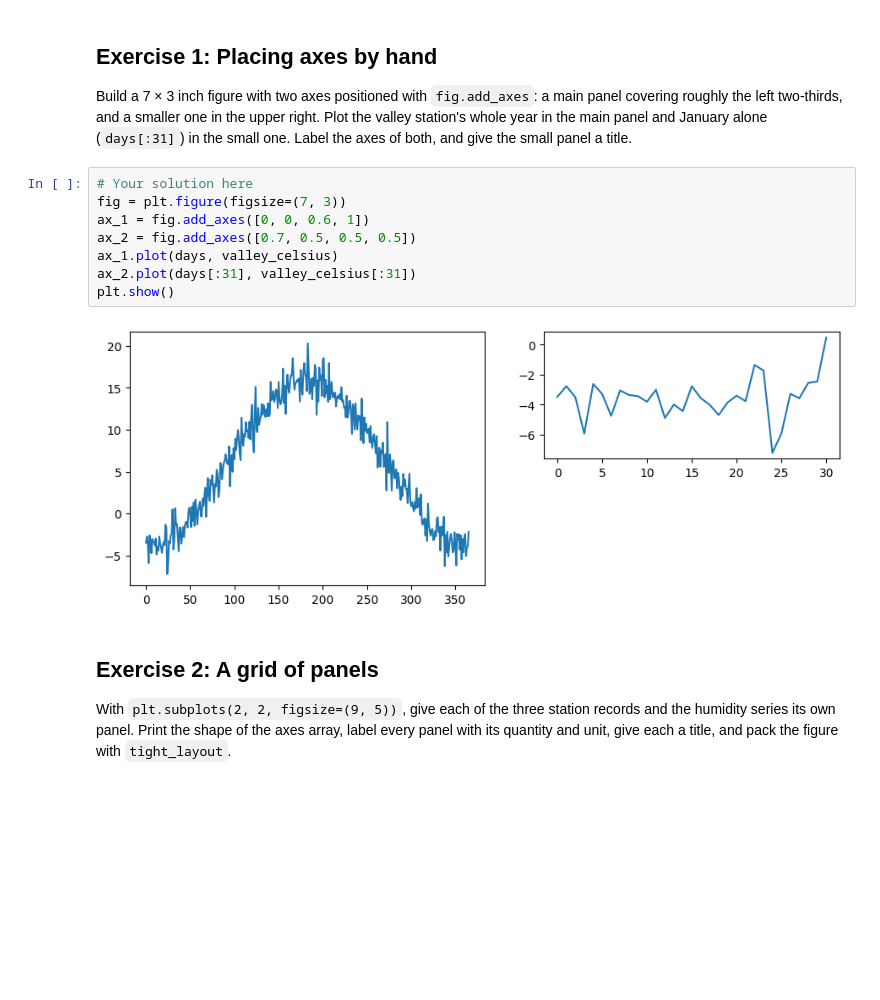
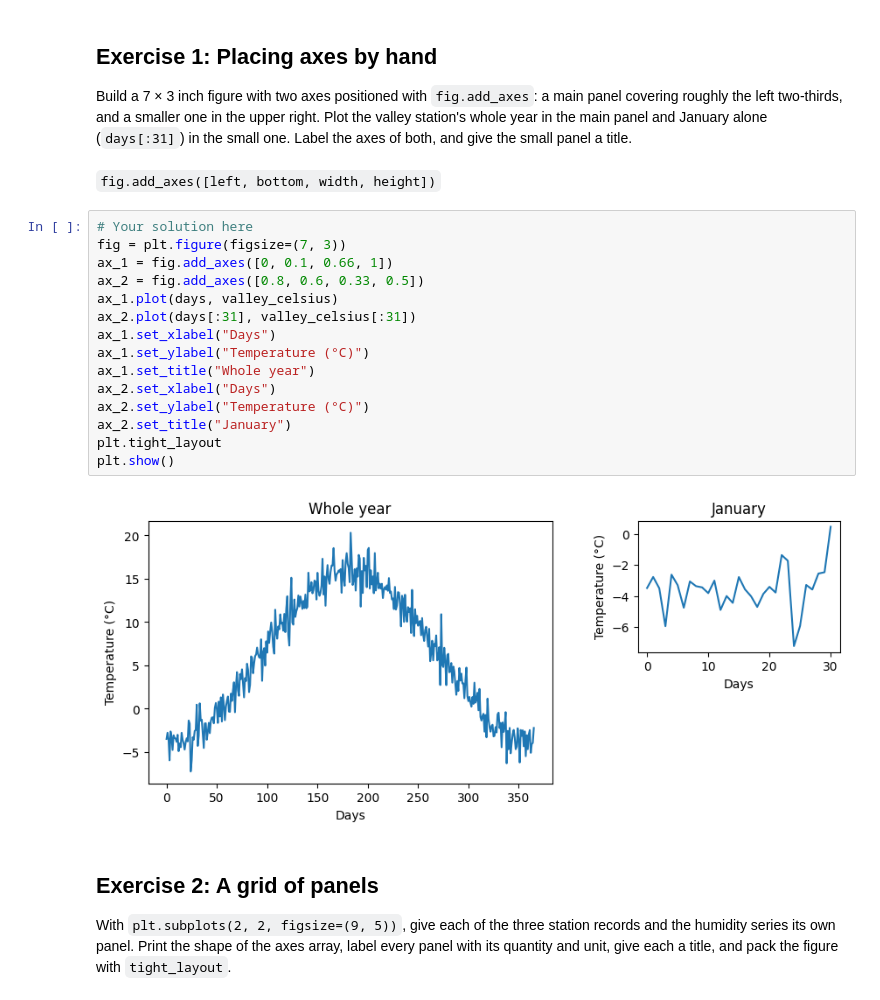
Before and after one commit to Lorena-garciamorais/2026_Intro_Python, a Jupyter notebook: live/part-I/1.4-matplotlib-and-xarray-exercises.ipynb, the cells around one changed output. Drawn from its saved outputs; the diff is of its cells as text; blank space fills up the shorter version.

```diff
--- a/live/part-I/1.4-matplotlib-and-xarray-exercises.ipynb
+++ b/live/part-I/1.4-matplotlib-and-xarray-exercises.ipynb
@@ -49,16 +49,25 @@ Build a 7 × 3 inch figure with two axes positioned with `fig.add_axes`: a main
 roughly the left two-thirds, and a smaller one in the upper right. Plot the valley station's
 whole year in the main panel and January alone (`days[:31]`) in the small one. Label the axes of
 both, and give the small panel a title.
+# %% [markdown]
+`fig.add_axes([left, bottom, width, height])`
 # %%
 # Your solution here
 fig = plt.figure(figsize=(7, 3))
-ax_1 = fig.add_axes([0, 0, 0.6, 1])
-ax_2 = fig.add_axes([0.7, 0.5, 0.5, 0.5])
+ax_1 = fig.add_axes([0, 0.1, 0.66, 1])
+ax_2 = fig.add_axes([0.8, 0.6, 0.33, 0.5])
 ax_1.plot(days, valley_celsius)
 ax_2.plot(days[:31], valley_celsius[:31])
+ax_1.set_xlabel("Days")
+ax_1.set_ylabel("Temperature (°C)")
+ax_1.set_title("Whole year")
+ax_2.set_xlabel("Days")
+ax_2.set_ylabel("Temperature (°C)")
+ax_2.set_title("January")
+plt.tight_layout
 plt.show()
 # %% [output]
-[figure, old version]
+[figure, new version]
 # %% [markdown]
 ## Exercise 2: A grid of panels
 
```
Also changed, not shown: parts of 3 cells of this notebook.
